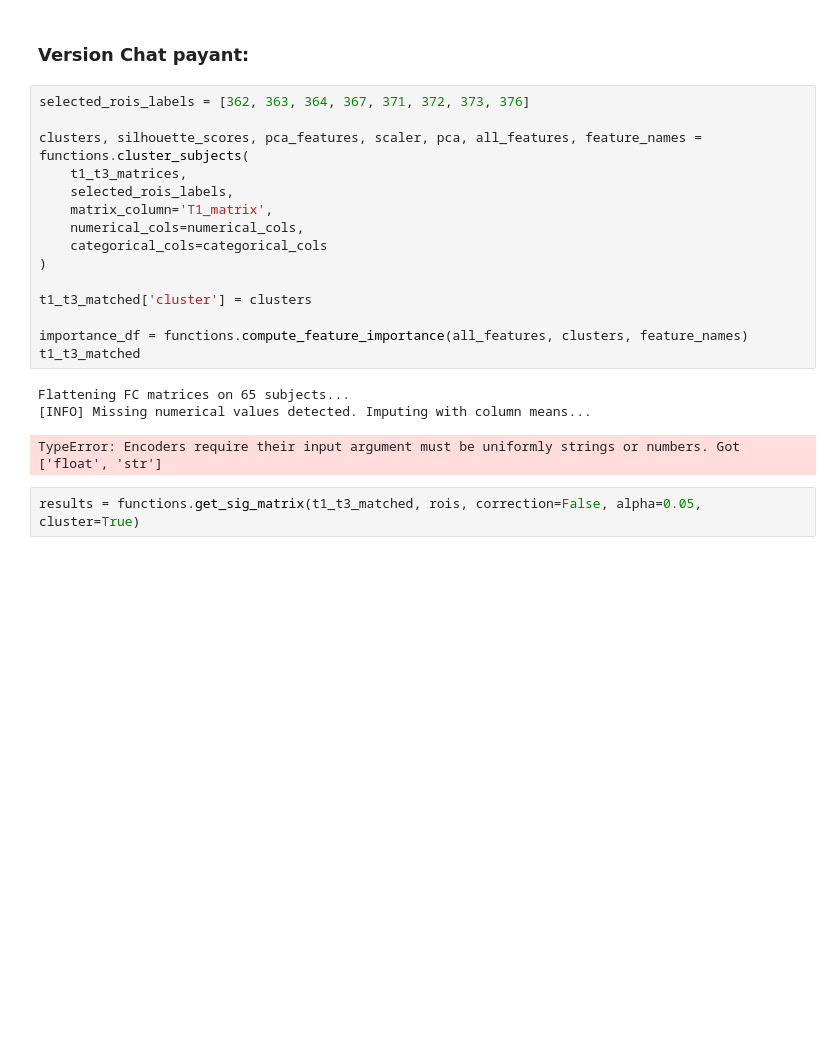
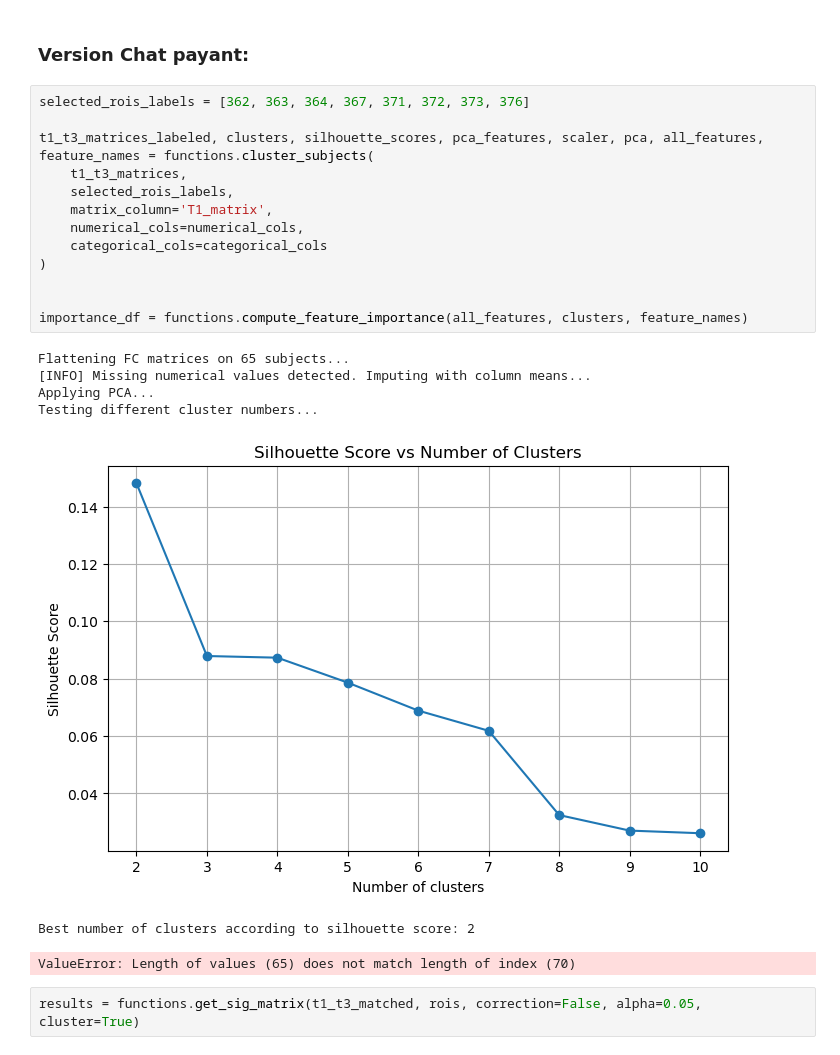
Before and after one commit to maylismlr/uphummel_MA4, a Jupyter notebook: clustering.ipynb, the cells around one changed output. Saved outputs shown, nothing was run; the diff lists cells and outputs as text; blank space fills up the shorter version.

```diff
--- a/clustering.ipynb
+++ b/clustering.ipynb
@@ -134,22 +134,24 @@ Cluster 1: ['s031', 's009', 's054', 's008', 's030', 's006', 's055', 's041', 's04
 # %%
 selected_rois_labels = [362, 363, 364, 367, 371, 372, 373, 376]
 
-clusters, silhouette_scores, pca_features, scaler, pca, all_features, feature_names = functions.cluster_subjects(
+t1_t3_matrices_labeled, clusters, silhouette_scores, pca_features, scaler, pca, all_features, feature_names = functions.cluster_subjects(
     t1_t3_matrices,
     selected_rois_labels,
     matrix_column='T1_matrix',
     numerical_cols=numerical_cols,
     categorical_cols=categorical_cols
 )
 
-t1_t3_matched['cluster'] = clusters
 
 importance_df = functions.compute_feature_importance(all_features, clusters, feature_names)
-t1_t3_matched
 # %% [output]
 Flattening FC matrices on 65 subjects...
 [INFO] Missing numerical values detected. Imputing with column means...
+Applying PCA...
+Testing different cluster numbers...
+[figure, added]
-TypeError: Encoders require their input argument must be uniformly strings or numbers. Got ['float', 'str']
+Best number of clusters according to silhouette score: 2
+ValueError: Length of values (65) does not match length of index (70)
 # %%
 results = functions.get_sig_matrix(t1_t3_matched, rois, correction=False, alpha=0.05, cluster=True)
 # %% [output]
```
Also changed, not shown: parts of 1 cell of this notebook, 1 other file.
